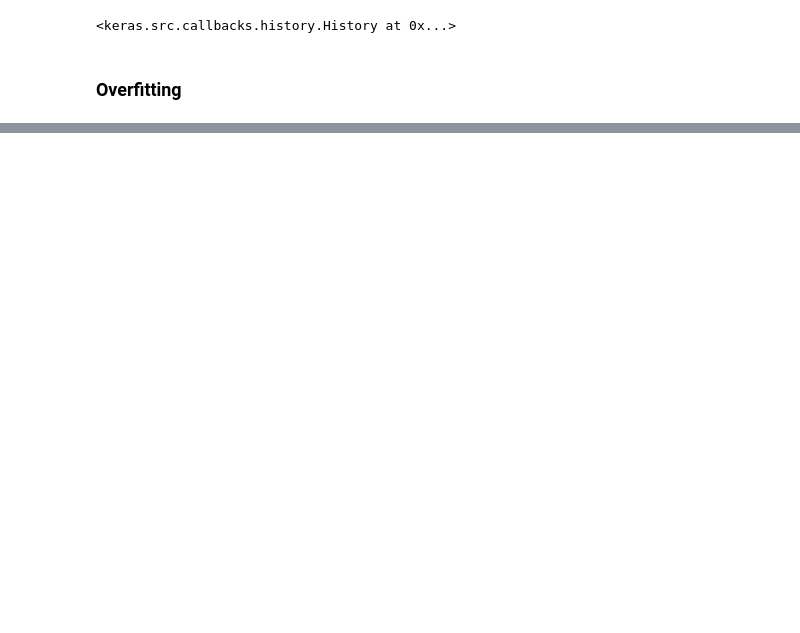
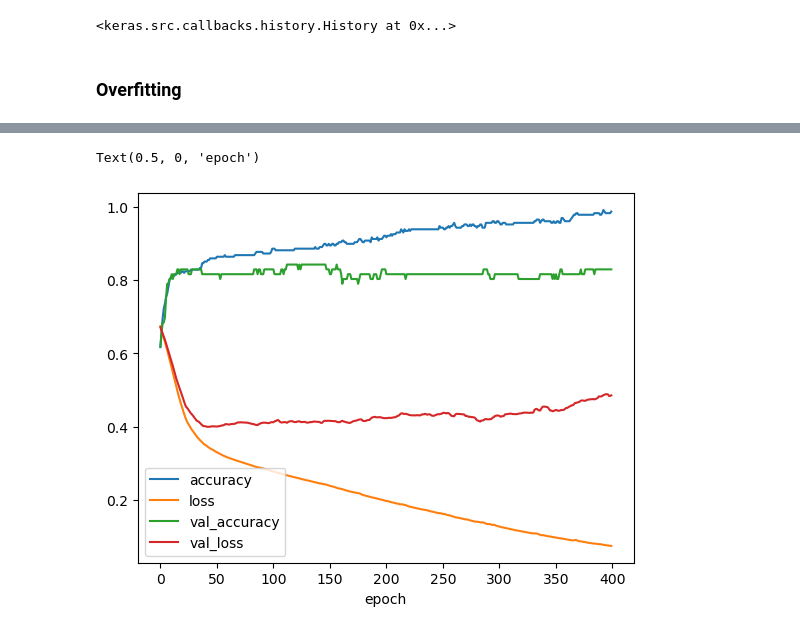
Before and after one commit to EmreCan99/2024_bio_data_science, a Jupyter notebook: scripts/NN_TensorFlow.ipynb, the cells around one changed output, grey strips where cells are left out. Drawn from its saved outputs; the diff is of its cells as text; code cells hidden in the pictures; blank space fills up the shorter version.

```diff
--- a/scripts/NN_TensorFlow.ipynb
+++ b/scripts/NN_TensorFlow.ipynb
@@ -105,3 +106,7 @@ Epoch 400/400
 <keras.src.callbacks.history.History at 0x...>
 # %% [markdown]
 ### Overfitting
+# %%
+model_performance = pd.DataFrame(model.history.history)
+
+model_performance.info()
@@ -107,0 +127,6 @@ Epoch 400/400
+# %%
+ax = model_performance.iloc[:, [0,1,3,4]].plot()
+ax.set_xlabel("epoch")
+# %% [output]
+Text(0.5, 0, 'epoch')
+[figure, added]
```
Also changed, not shown: parts of 4 cells of this notebook.
